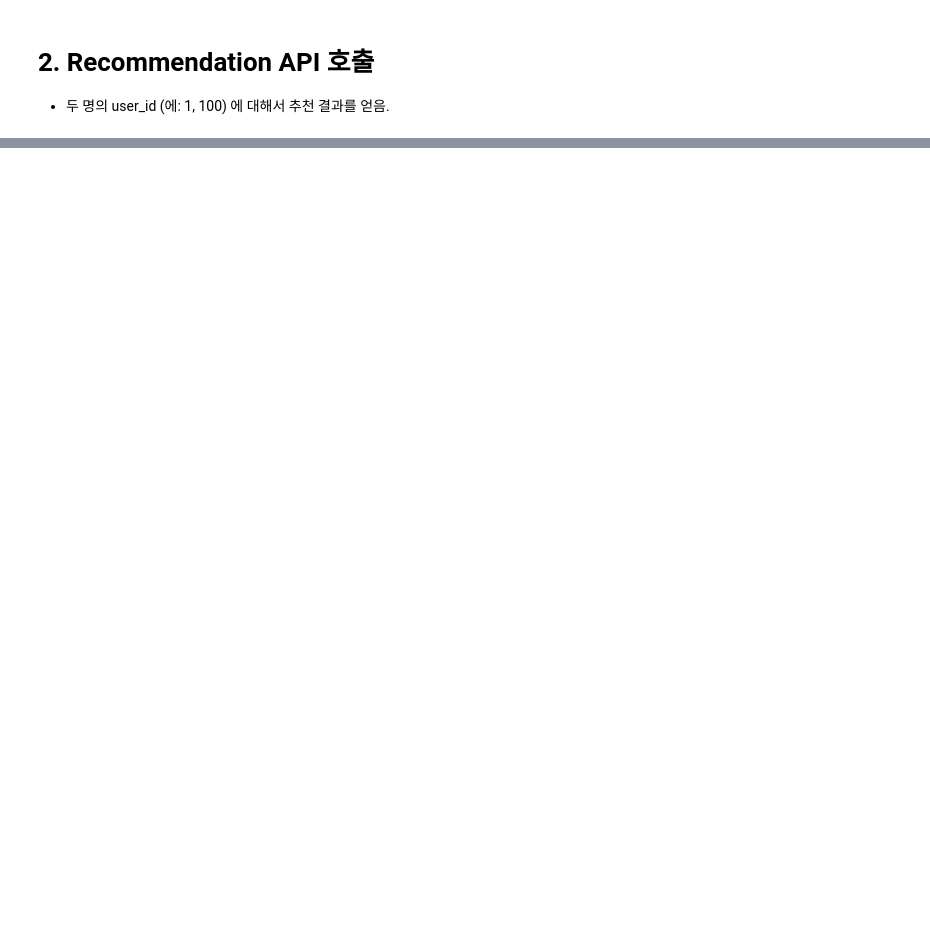
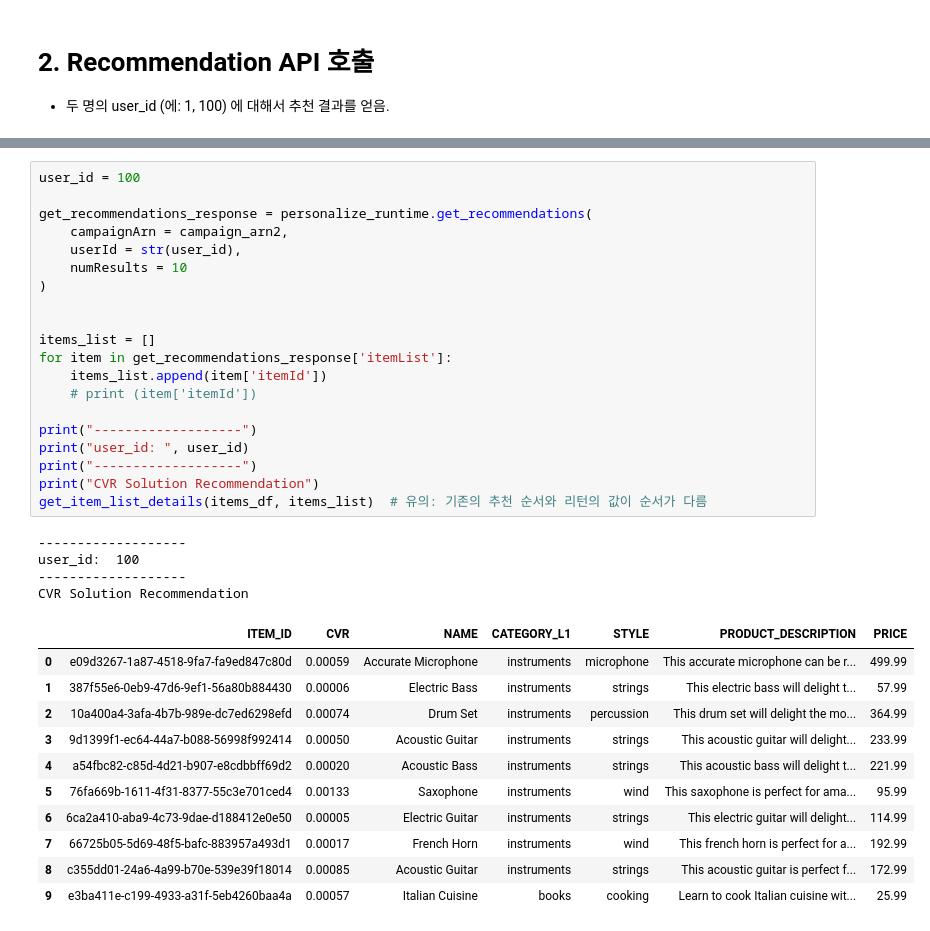
Before and after one commit to jesamkim/amazon-personalize-cvr, a Jupyter notebook: code/8.get_recommendations.ipynb, the cells around one changed output, grey strips where cells are left out. Drawn from its saved outputs; the diff is of its cells as text; blank space fills up the shorter version.

```diff
--- a/code/8.get_recommendations.ipynb
+++ b/code/8.get_recommendations.ipynb
@@ -116,0 +157,36 @@ user_id:  100
+# %%
+user_id = 100
+
+get_recommendations_response = personalize_runtime.get_recommendations(
+    campaignArn = campaign_arn2,
+    userId = str(user_id),
+    numResults = 10
+)
+
+
+items_list = []
+for item in get_recommendations_response['itemList']:
+    items_list.append(item['itemId'])
+    # print (item['itemId'])
+
+print("-------------------")
+print("user_id: ", user_id)
+print("-------------------")
+print("CVR Solution Recommendation")
+get_item_list_details(items_df, items_list)  # 유의: 기존의 추천 순서와 리턴의 값이 순서가 다름
+# %% [output]
+-------------------
+user_id:  100
+-------------------
+CVR Solution Recommendation
+|  | ITEM_ID | CVR | NAME | CATEGORY_L1 | STYLE | PRODUCT_DESCRIPTION | PRICE |
+| 0 | e09d3267-1a87-4518-9fa7-fa9ed847c80d | 0.00059 | Accurate Microphone | instruments | microphone | This accurate microphone can be r... | 499.99 |
+| 1 | 387f55e6-0eb9-47d6-9ef1-56a80b884430 | 0.00006 | Electric Bass | instruments | strings | This electric bass will delight t... | 57.99 |
+| 2 | 10a400a4-3afa-4b7b-989e-dc7ed6298efd | 0.00074 | Drum Set | instruments | percussion | This drum set will delight the mo... | 364.99 |
+| 3 | 9d1399f1-ec64-44a7-b088-56998f992414 | 0.00050 | Acoustic Guitar | instruments | strings | This acoustic guitar will delight... | 233.99 |
+| 4 | a54fbc82-c85d-4d21-b907-e8cdbbff69d2 | 0.00020 | Acoustic Bass | instruments | strings | This acoustic bass will delight t... | 221.99 |
+| 5 | 76fa669b-1611-4f31-8377-55c3e701ced4 | 0.00133 | Saxophone | instruments | wind | This saxophone is perfect for ama... | 95.99 |
+| 6 | 6ca2a410-aba9-4c73-9dae-d188412e0e50 | 0.00005 | Electric Guitar | instruments | strings | This electric guitar will delight... | 114.99 |
+| 7 | 66725b05-5d69-48f5-bafc-883957a493d1 | 0.00017 | French Horn | instruments | wind | This french horn is perfect for a... | 192.99 |
+| 8 | c355dd01-24a6-4a99-b70e-539e39f18014 | 0.00085 | Acoustic Guitar | instruments | strings | This acoustic guitar is perfect f... | 172.99 |
+| 9 | e3ba411e-c199-4933-a31f-5eb4260baa4a | 0.00057 | Italian Cuisine | books | cooking | Learn to cook Italian cuisine wit... | 25.99 |
```
Also changed, not shown: parts of 6 cells of this notebook, 2 other files.
